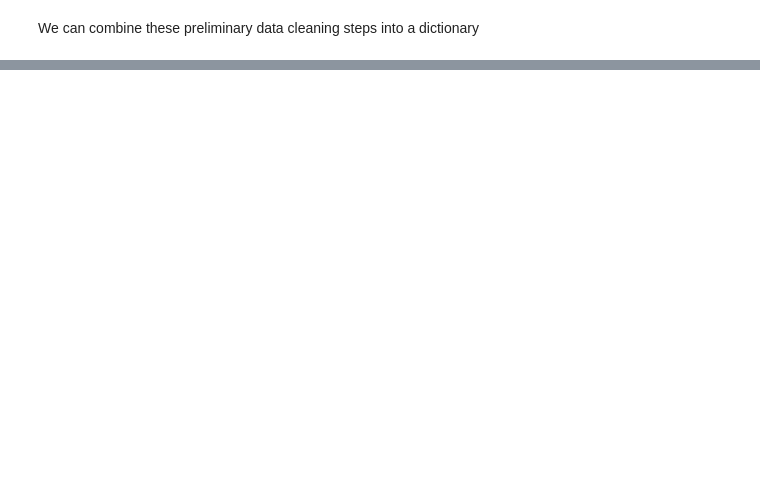
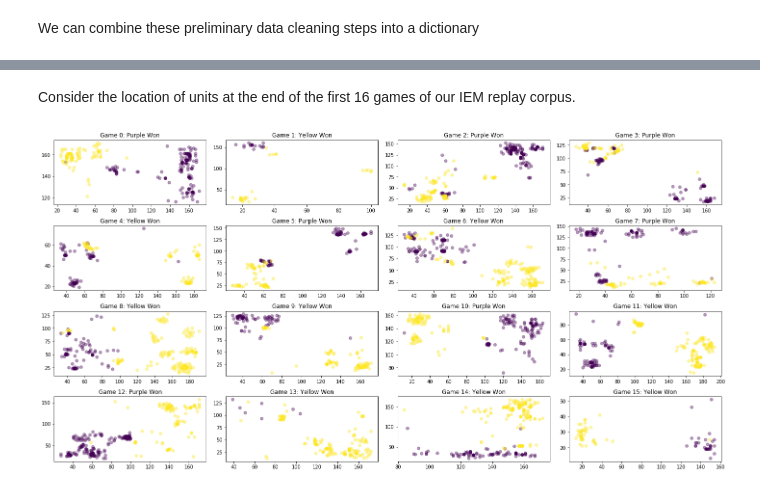
Before and after one commit to Rony-A/sc2-replay-analysis, a Jupyter notebook: mycchaka/capstone/Master Notebook.ipynb, the cells around one changed output, grey strips where cells are left out. Cells and saved outputs as stored; diff of their text form; code cells hidden in the pictures; blank space fills up the shorter version.

```diff
--- a/mycchaka/capstone/Master Notebook.ipynb
+++ b/mycchaka/capstone/Master Notebook.ipynb
@@ -260,7 +260,7 @@ example_game['context']['players'][0]
 # %%
 # Parse the game metadata for the outcome for players 1 and 2
 def parse_outcome_data(replay_dict):
-    outcome = {player['pid']:player['result'] for player in replay_dict['context']['players']}
+    outcome = {player['result']:player['pid'] for player in replay_dict['context']['players']}
     return outcome
 # %%
 parse_outcome_data(example_game)
@@ -301,0 +427,9 @@ preliminary_procecing(example_game)
+# %%
+def get_end_location_of_units(dict_of_dataframes):
+    units = dict_of_dataframes['units']
+    units = units[(units['died_at'].apply(lambda x: isinstance(x,type(None))))
+                  & (units['race'] != 'Neutral')][['name','x','y','owner']]
+    return units
+
+example_unit_locations_end = get_end_location_of_units(example_parsed_game)
+example_unit_locations_end.head()
@@ -301,0 +443,22 @@ preliminary_procecing(example_game)
+# %% [markdown]
+Consider the location of units at the end of the first 16 games of our IEM replay corpus.
+# %%
+import matplotlib.pyplot as plt
+
+def plot_game_end_states(games):
+    '''given a corpus of replay files it will plot
+    the end location of units for the first 16 games'''
+    games = games[0:min(16, len(games))]
+    games = [preliminary_procecing(game) for game in games]
+    plt.figure(figsize=(20,10))
+    for i,game in enumerate(games):
+        plt.subplot(4,4, i+1)
+        units = get_end_location_of_units(game).sort_values(by='owner')
+        plt.scatter(units['x'], units['y'], c=units['owner'], alpha = 0.4)
+        plt.title('Game {}: '.format(str(i))+['Purple','Yellow'][game['outcome']['Win']-1] + ' Won')
+    plt.tight_layout(pad=1)
+    plt.show()
+# %%
+plot_game_end_states(iem_games)
+# %% [output]
+[figure, added]
```
Also changed, not shown: parts of 29 cells of this notebook, 1 other file.
